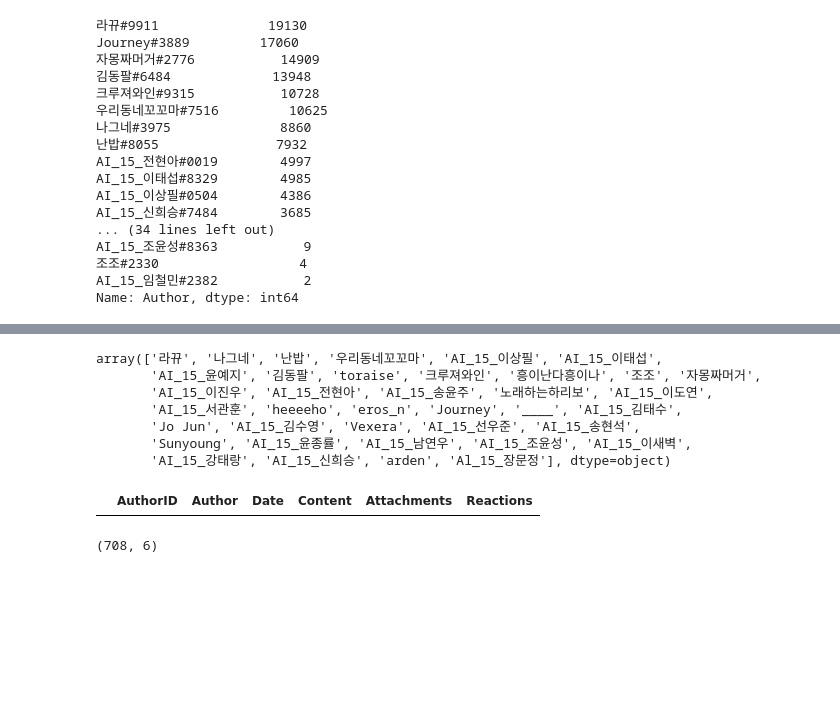
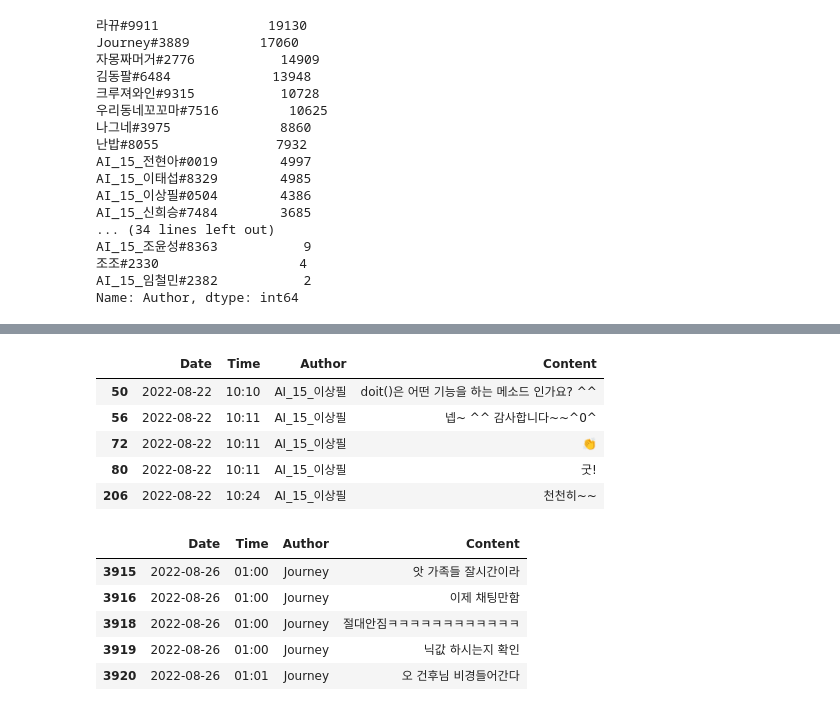
Before and after one commit to tes-b/project_4_Sentiment_analysis, a Jupyter notebook: preprocessor.ipynb, the cells around one changed output, grey strips where cells are left out. Saved outputs shown, nothing was run; the diff lists cells and outputs as text; code cells hidden in the pictures; blank space fills up the shorter version.

```diff
--- a/preprocessor.ipynb
+++ b/preprocessor.ipynb
@@ -200,19 +222,20 @@ df_dc.head()
-# %%
-room_1_clean["Author"].unique()
-# %% [output]
-array(['라뀨', '나그네', '난밥', '우리동네꼬꼬마', 'AI_15_이상필', 'AI_15_이태섭',
-       'AI_15_윤예지', '김동팔', 'toraise', '크루져와인', '흥이난다흥이나', '조조', '자몽짜머거',
-       'AI_15_이진우', 'AI_15_전현아', 'AI_15_송윤주', '노래하는하리보', 'AI_15_이도연',
-       'AI_15_서관훈', 'heeeeho', 'eros_n', 'Journey', '____', 'AI_15_김태수',
-       'Jo Jun', 'AI_15_김수영', 'Vexera', 'AI_15_선우준', 'AI_15_송현석',
-       'Sunyoung', 'AI_15_윤종률', 'AI_15_남연우', 'AI_15_조윤성', 'AI_15_이새벽',
-       'AI_15_강태랑', 'AI_15_신희승', 'arden', 'Al_15_장문정'], dtype=object)
-# %%
-sangfeel = room_1[room_1.Author == "AI_15_전지원"]
-sangfeel.head(50)
-# %% [output]
-|  | AuthorID | Author | Date | Content | Attachments | Reactions |
-# %%
-sangfeel.shape
-# %% [output]
-(708, 6)
+# %%
+df_dc_sf = df_dc[df_dc.Author == "AI_15_이상필"]
+df_dc_sf.head()
+# %% [output]
+|  | Date | Time | Author | Content |
+| 50 | 2022-08-22 | 10:10 | AI_15_이상필 | doit()은 어떤 기능을 하는 메소드 인가요? ^^ |
+| 56 | 2022-08-22 | 10:11 | AI_15_이상필 | 넵~ ^^ 감사합니다~~^0^ |
+| 72 | 2022-08-22 | 10:11 | AI_15_이상필 | 👏 |
+| 80 | 2022-08-22 | 10:11 | AI_15_이상필 | 굿! |
+| 206 | 2022-08-22 | 10:24 | AI_15_이상필 | 천천히~~ |
+# %%
+df_dc_g1 = df_dc[df_dc.Author == "Journey"]
+df_dc_g1.head()
+# %% [output]
+|  | Date | Time | Author | Content |
+| 3915 | 2022-08-26 | 01:00 | Journey | 앗 가족들 잘시간이라 |
+| 3916 | 2022-08-26 | 01:00 | Journey | 이제 채팅만함 |
+| 3918 | 2022-08-26 | 01:00 | Journey | 절대안짐ㅋㅋㅋㅋㅋㅋㅋㅋㅋㅋㅋㅋ |
+| 3919 | 2022-08-26 | 01:00 | Journey | 닉값 하시는지 확인 |
+| 3920 | 2022-08-26 | 01:01 | Journey | 오 건후님 비경들어간다 |
```
Also changed, not shown: parts of 12 cells of this notebook, 1 other file.
